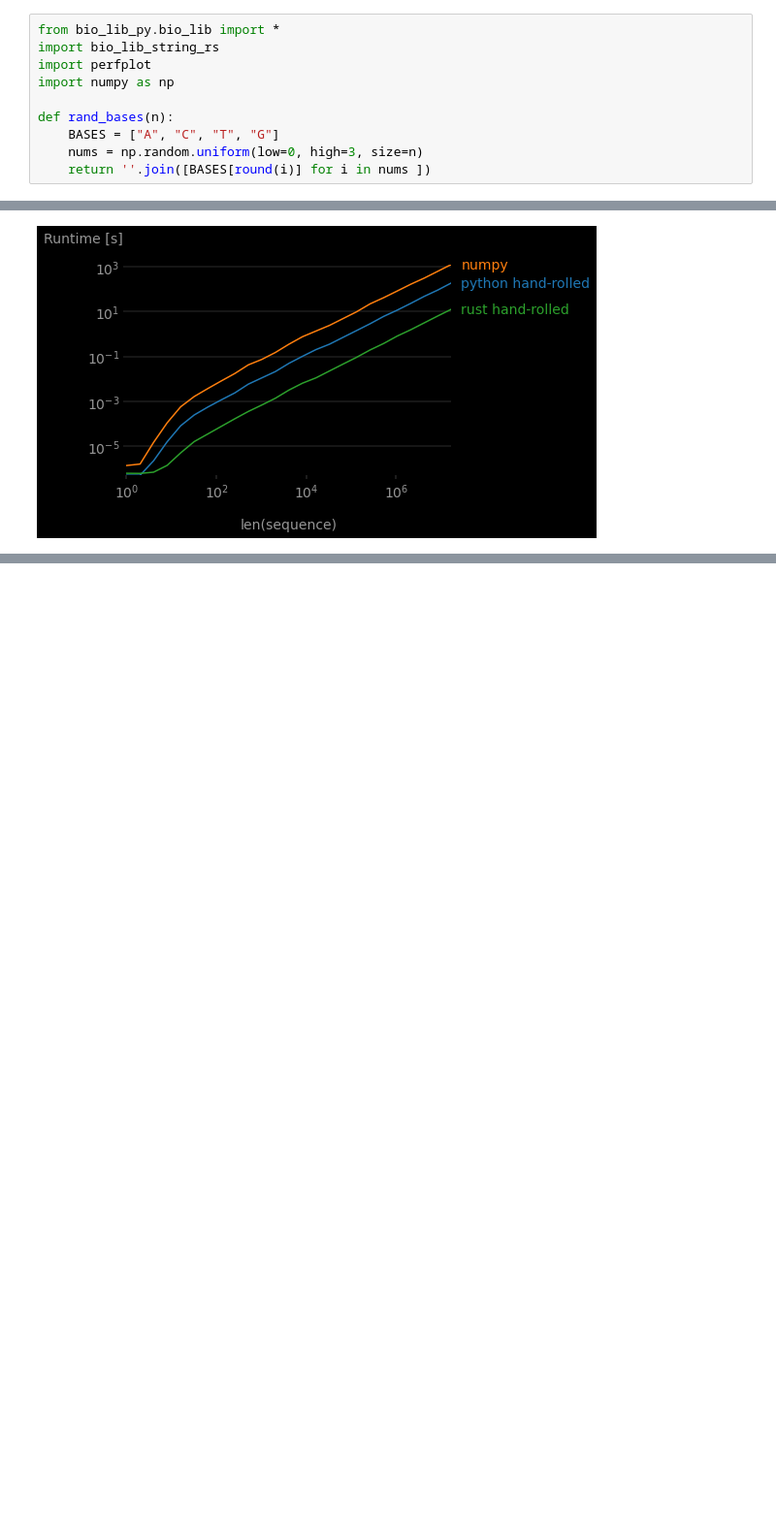
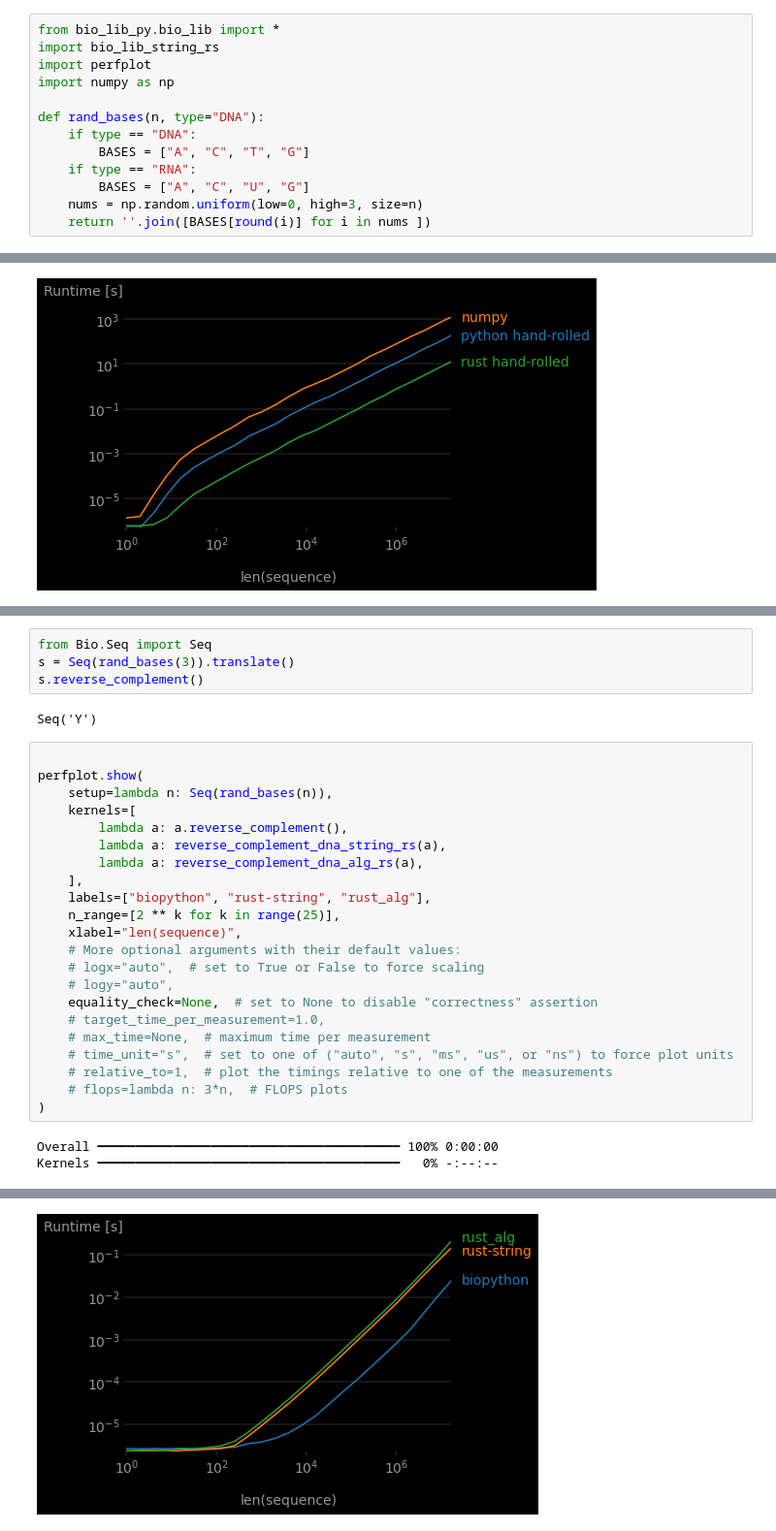
Before and after one commit to cyniphile/rosalind, a Jupyter notebook: blog-post/blog-post.ipynb, the cells around one changed output, grey strips where cells are left out. Shown at 97% size. Saved outputs shown, nothing was run; the diff lists cells and outputs as text; blank space fills up the shorter version.

```diff
--- a/blog-post/blog-post.ipynb
+++ b/blog-post/blog-post.ipynb
@@ -4,8 +4,11 @@ import bio_lib_string_rs
 import perfplot
 import numpy as np
 
-def rand_bases(n):
-    BASES = ["A", "C", "T", "G"]
+def rand_bases(n, type="DNA"):
+    if type == "DNA":
+        BASES = ["A", "C", "T", "G"]
+    if type == "RNA":
+        BASES = ["A", "C", "U", "G"]
     nums = np.random.uniform(low=0, high=3, size=n)
     return ''.join([BASES[round(i)] for i in nums ])
 # %%
@@ -74,3 +77,34 @@ Overall ━━━━━━━━━━━━━━━━━━━━━━━━
 Kernels ━━━━━━━━━━━━━━━━━━━━━━━━━━━━━━━━━━━━━━━━   0% 0:00:01
 [interactive output not drawn]
 [figure]
+# %%
+from Bio.Seq import Seq
+s = Seq(rand_bases(3)).translate()
+s.reverse_complement()
+# %% [output]
+Seq('Y')
+# %%
+
+perfplot.show(
+    setup=lambda n: Seq(rand_bases(n)),
+    kernels=[
+        lambda a: a.reverse_complement(),
+        lambda a: reverse_complement_dna_string_rs(a),
+        lambda a: reverse_complement_dna_alg_rs(a),
+    ],
+    labels=["biopython", "rust-string", "rust_alg"],
+    n_range=[2 ** k for k in range(25)],
+    xlabel="len(sequence)",
+    # More optional arguments with their default values:
+    # logx="auto",  # set to True or False to force scaling
+    # logy="auto",
+    equality_check=None,  # set to None to disable "correctness" assertion
+    # target_time_per_measurement=1.0,
+    # max_time=None,  # maximum time per measurement
+    # time_unit="s",  # set to one of ("auto", "s", "ms", "us", or "ns") to force plot units
+    # relative_to=1,  # plot the timings relative to one of the measurements
+    # flops=lambda n: 3*n,  # FLOPS plots
+)
+# %% [output]
+Overall ━━━━━━━━━━━━━━━━━━━━━━━━━━━━━━━━━━━━━━━━ 100% 0:00:00
+Kernels ━━━━━━━━━━━━━━━━━━━━━━━━━━━━━━━━━━━━━━━━   0% -:--:--
@@ -76,0 +112 @@ Kernels ━━━━━━━━━━━━━━━━━━━━━━━━
+[figure, added]
```
Also changed, not shown: parts of 3 cells of this notebook, 16 other files.
